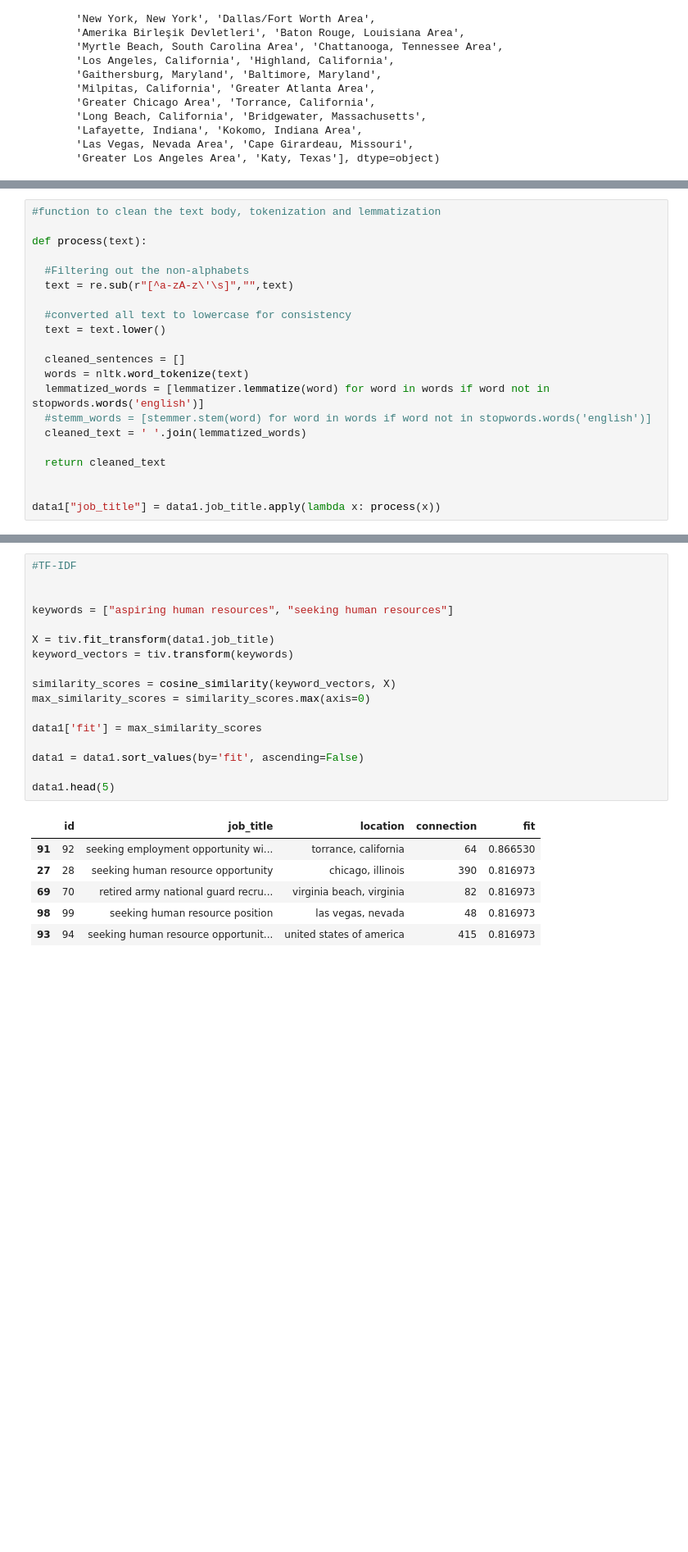
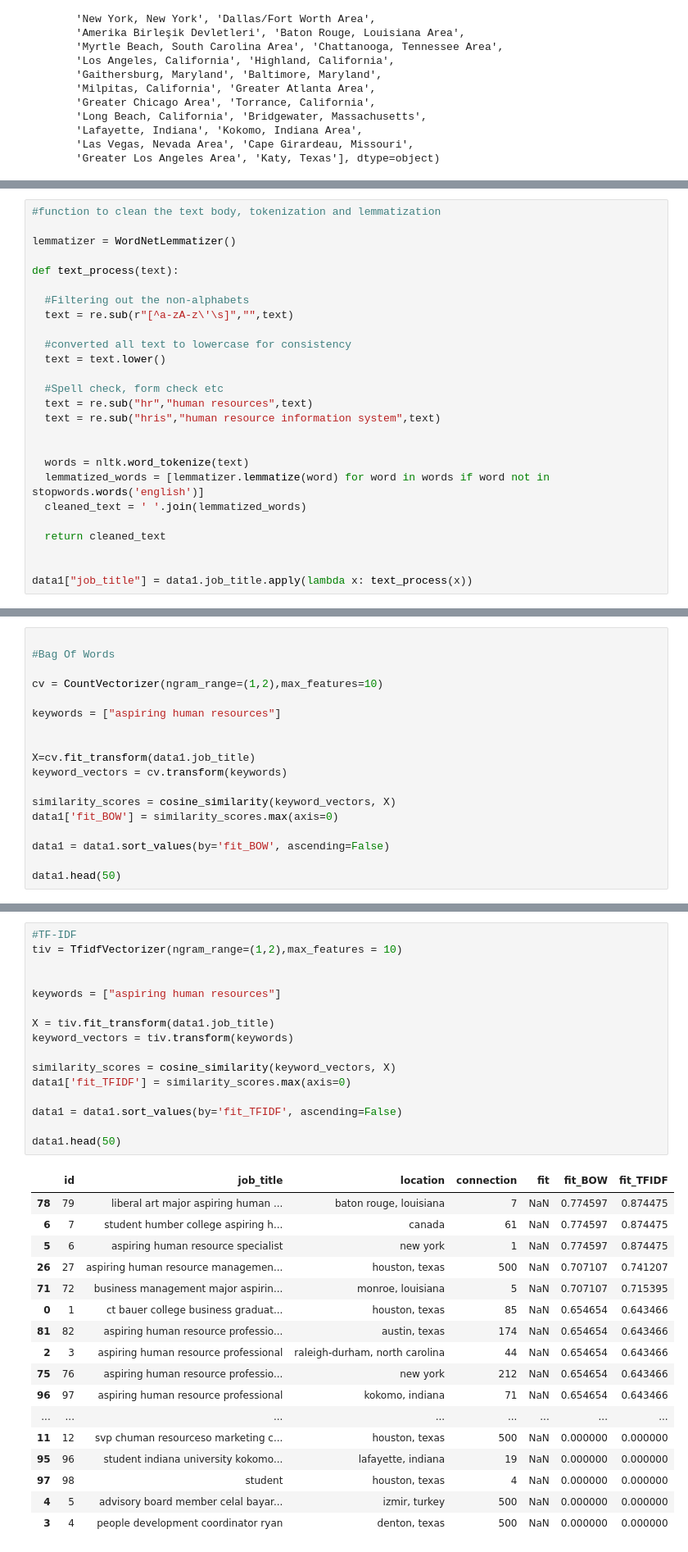
Before and after one commit to kuzhuppillil/hRxAyOCqFYmEZwY5, a Jupyter notebook: Potential_talents.ipynb, the cells around one changed output, grey strips where cells are left out. Shown: that part at 82% size. Saved outputs shown, nothing was run; the diff lists cells and outputs as text; blank space fills up the shorter version.

```diff
--- a/Potential_talents.ipynb
+++ b/Potential_talents.ipynb
@@ -153,7 +163,9 @@ array(['houston, texas', 'canada', 'raleigh-durham, north carolina',
 # %%
 #function to clean the text body, tokenization and lemmatization
 
-def process(text):
+lemmatizer = WordNetLemmatizer()
+
+def text_process(text):
 
   #Filtering out the non-alphabets
   text = re.sub(r"[^a-zA-z\'\s]","",text)
@@ -161,16 +173,19 @@ def process(text):
   #converted all text to lowercase for consistency
   text = text.lower()
 
-  cleaned_sentences = []
+  #Spell check, form check etc
+  text = re.sub("hr","human resources",text)
+  text = re.sub("hris","human resource information system",text)
+
+
   words = nltk.word_tokenize(text)
   lemmatized_words = [lemmatizer.lemmatize(word) for word in words if word not in stopwords.words('english')]
-  #stemm_words = [stemmer.stem(word) for word in words if word not in stopwords.words('english')]
   cleaned_text = ' '.join(lemmatized_words)
 
   return cleaned_text
 
 
-data1["job_title"] = data1.job_title.apply(lambda x: process(x))
+data1["job_title"] = data1.job_title.apply(lambda x: text_process(x))
 # %%
 #Frequency count of words
 
@@ -224,0 +227,18 @@ cv.vocabulary_
+# %%
+
+#Bag Of Words
+
+cv = CountVectorizer(ngram_range=(1,2),max_features=10)
+
+keywords = ["aspiring human resources"]
+
+
+X=cv.fit_transform(data1.job_title)
+keyword_vectors = cv.transform(keywords)
+
+similarity_scores = cosine_similarity(keyword_vectors, X)
+data1['fit_BOW'] = similarity_scores.max(axis=0)
+
+data1 = data1.sort_values(by='fit_BOW', ascending=False)
+
+data1.head(50)
@@ -225,24 +265,34 @@ cv.vocabulary_
 # %%
 #TF-IDF
+tiv = TfidfVectorizer(ngram_range=(1,2),max_features = 10)
 
 
-keywords = ["aspiring human resources", "seeking human resources"]
+keywords = ["aspiring human resources"]
 
 X = tiv.fit_transform(data1.job_title)
 keyword_vectors = tiv.transform(keywords)
 
 similarity_scores = cosine_similarity(keyword_vectors, X)
-max_similarity_scores = similarity_scores.max(axis=0)
+data1['fit_TFIDF'] = similarity_scores.max(axis=0)
 
-data1['fit'] = max_similarity_scores
+data1 = data1.sort_values(by='fit_TFIDF', ascending=False)
 
-data1 = data1.sort_values(by='fit', ascending=False)
-
-data1.head(5)
+data1.head(50)
 # %% [output]
-|  | id | job_title | location | connection | fit |
-| 91 | 92 | seeking employment opportunity wi... | torrance, california | 64 | 0.866530 |
-| 27 | 28 | seeking human resource opportunity | chicago, illinois | 390 | 0.816973 |
-| 69 | 70 | retired army national guard recru... | virginia beach, virginia | 82 | 0.816973 |
-| 98 | 99 | seeking human resource position | las vegas, nevada | 48 | 0.816973 |
-| 93 | 94 | seeking human resource opportunit... | united states of america | 415 | 0.816973 |
+|  | id | job_title | location | connection | fit | fit_BOW | fit_TFIDF |
+| 78 | 79 | liberal art major aspiring human ... | baton rouge, louisiana | 7 | NaN | 0.774597 | 0.874475 |
+| 6 | 7 | student humber college aspiring h... | canada | 61 | NaN | 0.774597 | 0.874475 |
+| 5 | 6 | aspiring human resource specialist | new york | 1 | NaN | 0.774597 | 0.874475 |
+| 26 | 27 | aspiring human resource managemen... | houston, texas | 500 | NaN | 0.707107 | 0.741207 |
+| 71 | 72 | business management major aspirin... | monroe, louisiana | 5 | NaN | 0.707107 | 0.715395 |
+| 0 | 1 | ct bauer college business graduat... | houston, texas | 85 | NaN | 0.654654 | 0.643466 |
+| 81 | 82 | aspiring human resource professio... | austin, texas | 174 | NaN | 0.654654 | 0.643466 |
+| 2 | 3 | aspiring human resource professional | raleigh-durham, north carolina | 44 | NaN | 0.654654 | 0.643466 |
+| 75 | 76 | aspiring human resource professio... | new york | 212 | NaN | 0.654654 | 0.643466 |
+| 96 | 97 | aspiring human resource professional | kokomo, indiana | 71 | NaN | 0.654654 | 0.643466 |
+| ... | ... | ... | ... | ... | ... | ... | ... |
+| 11 | 12 | svp chuman resourceso marketing c... | houston, texas | 500 | NaN | 0.000000 | 0.000000 |
+| 95 | 96 | student indiana university kokomo... | lafayette, indiana | 19 | NaN | 0.000000 | 0.000000 |
+| 97 | 98 | student | houston, texas | 4 | NaN | 0.000000 | 0.000000 |
+| 4 | 5 | advisory board member celal bayar... | izmir, turkey | 500 | NaN | 0.000000 | 0.000000 |
+| 3 | 4 | people development coordinator ryan | denton, texas | 500 | NaN | 0.000000 | 0.000000 |
```
Also changed, not shown: parts of 13 cells of this notebook.
